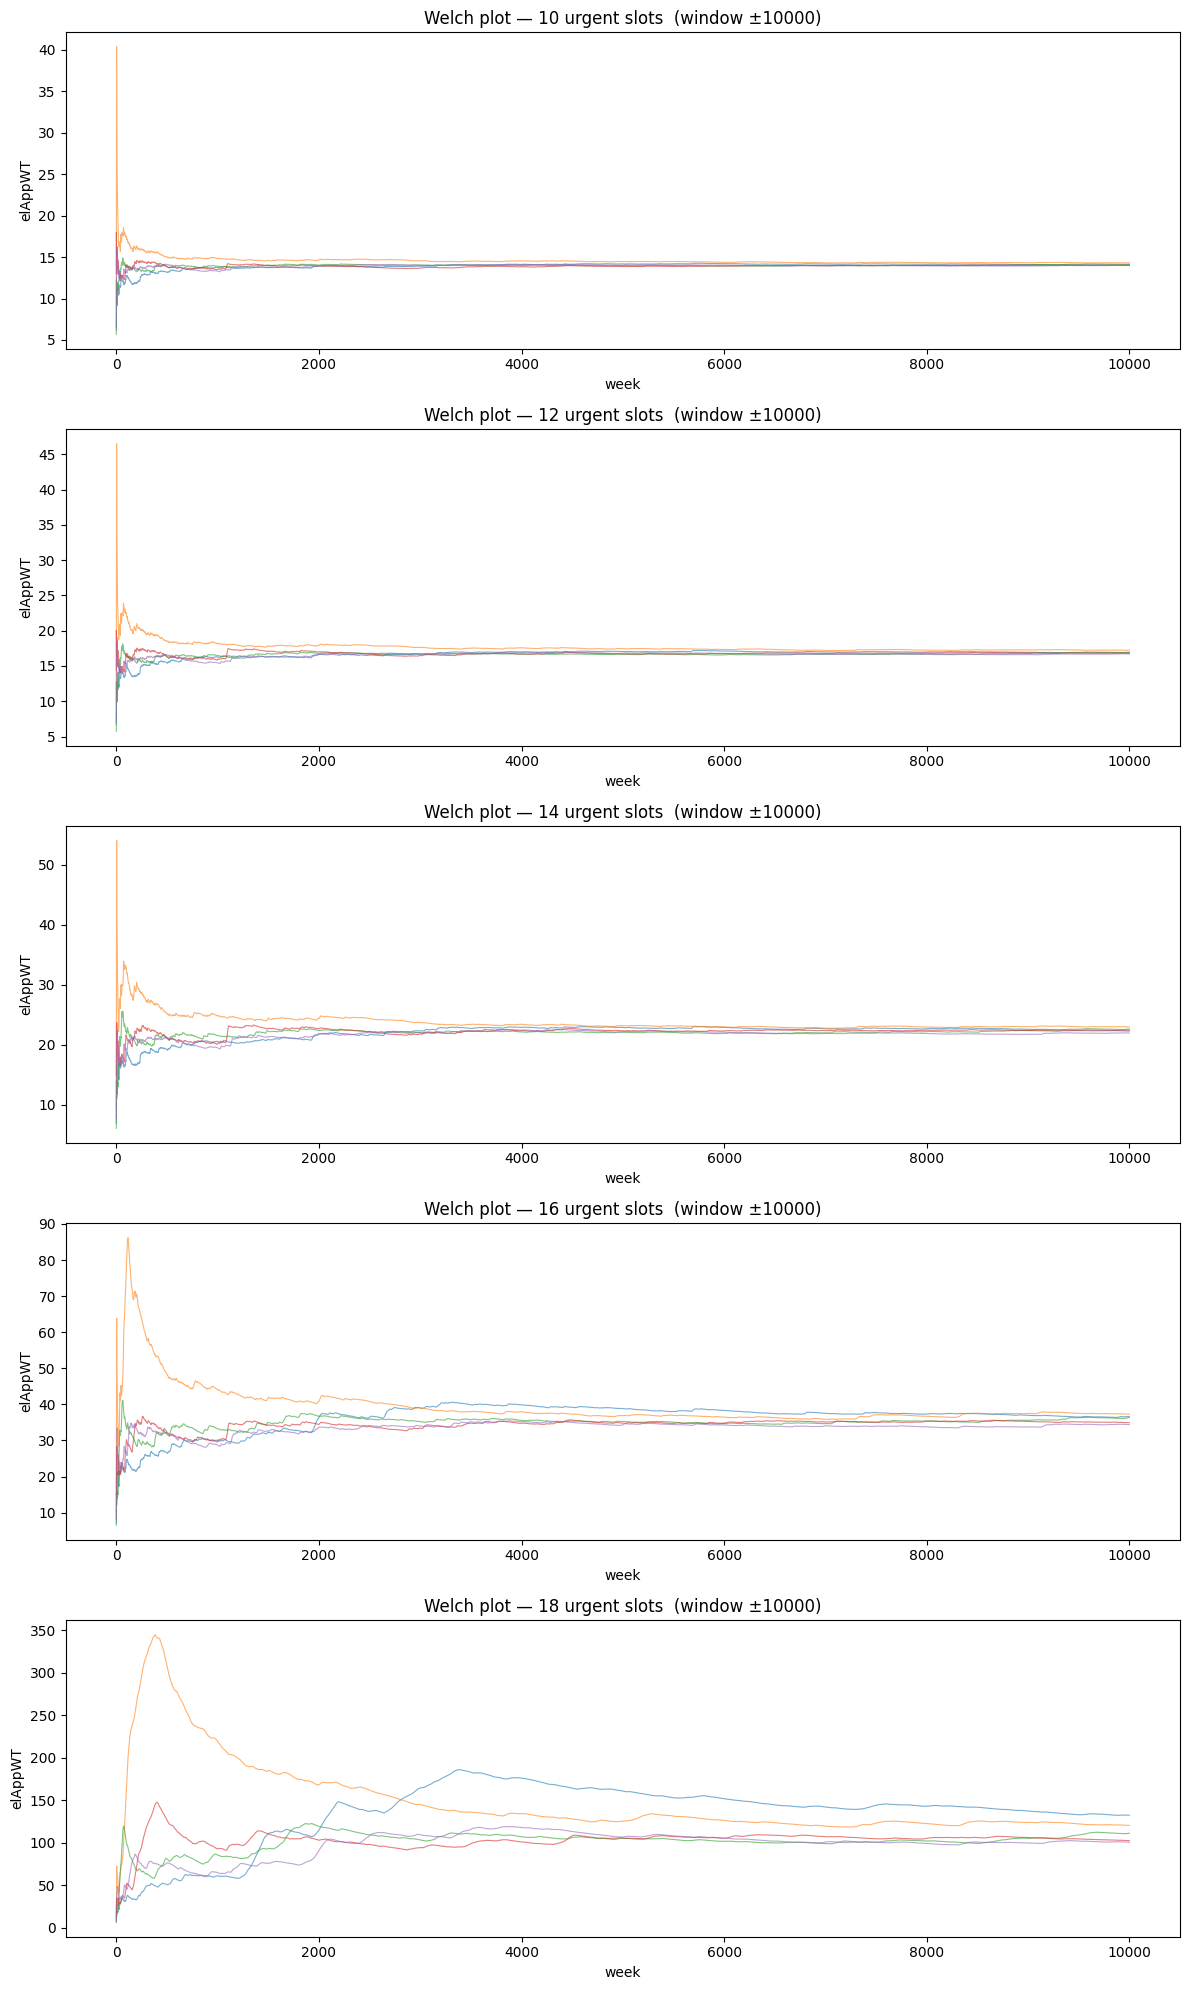
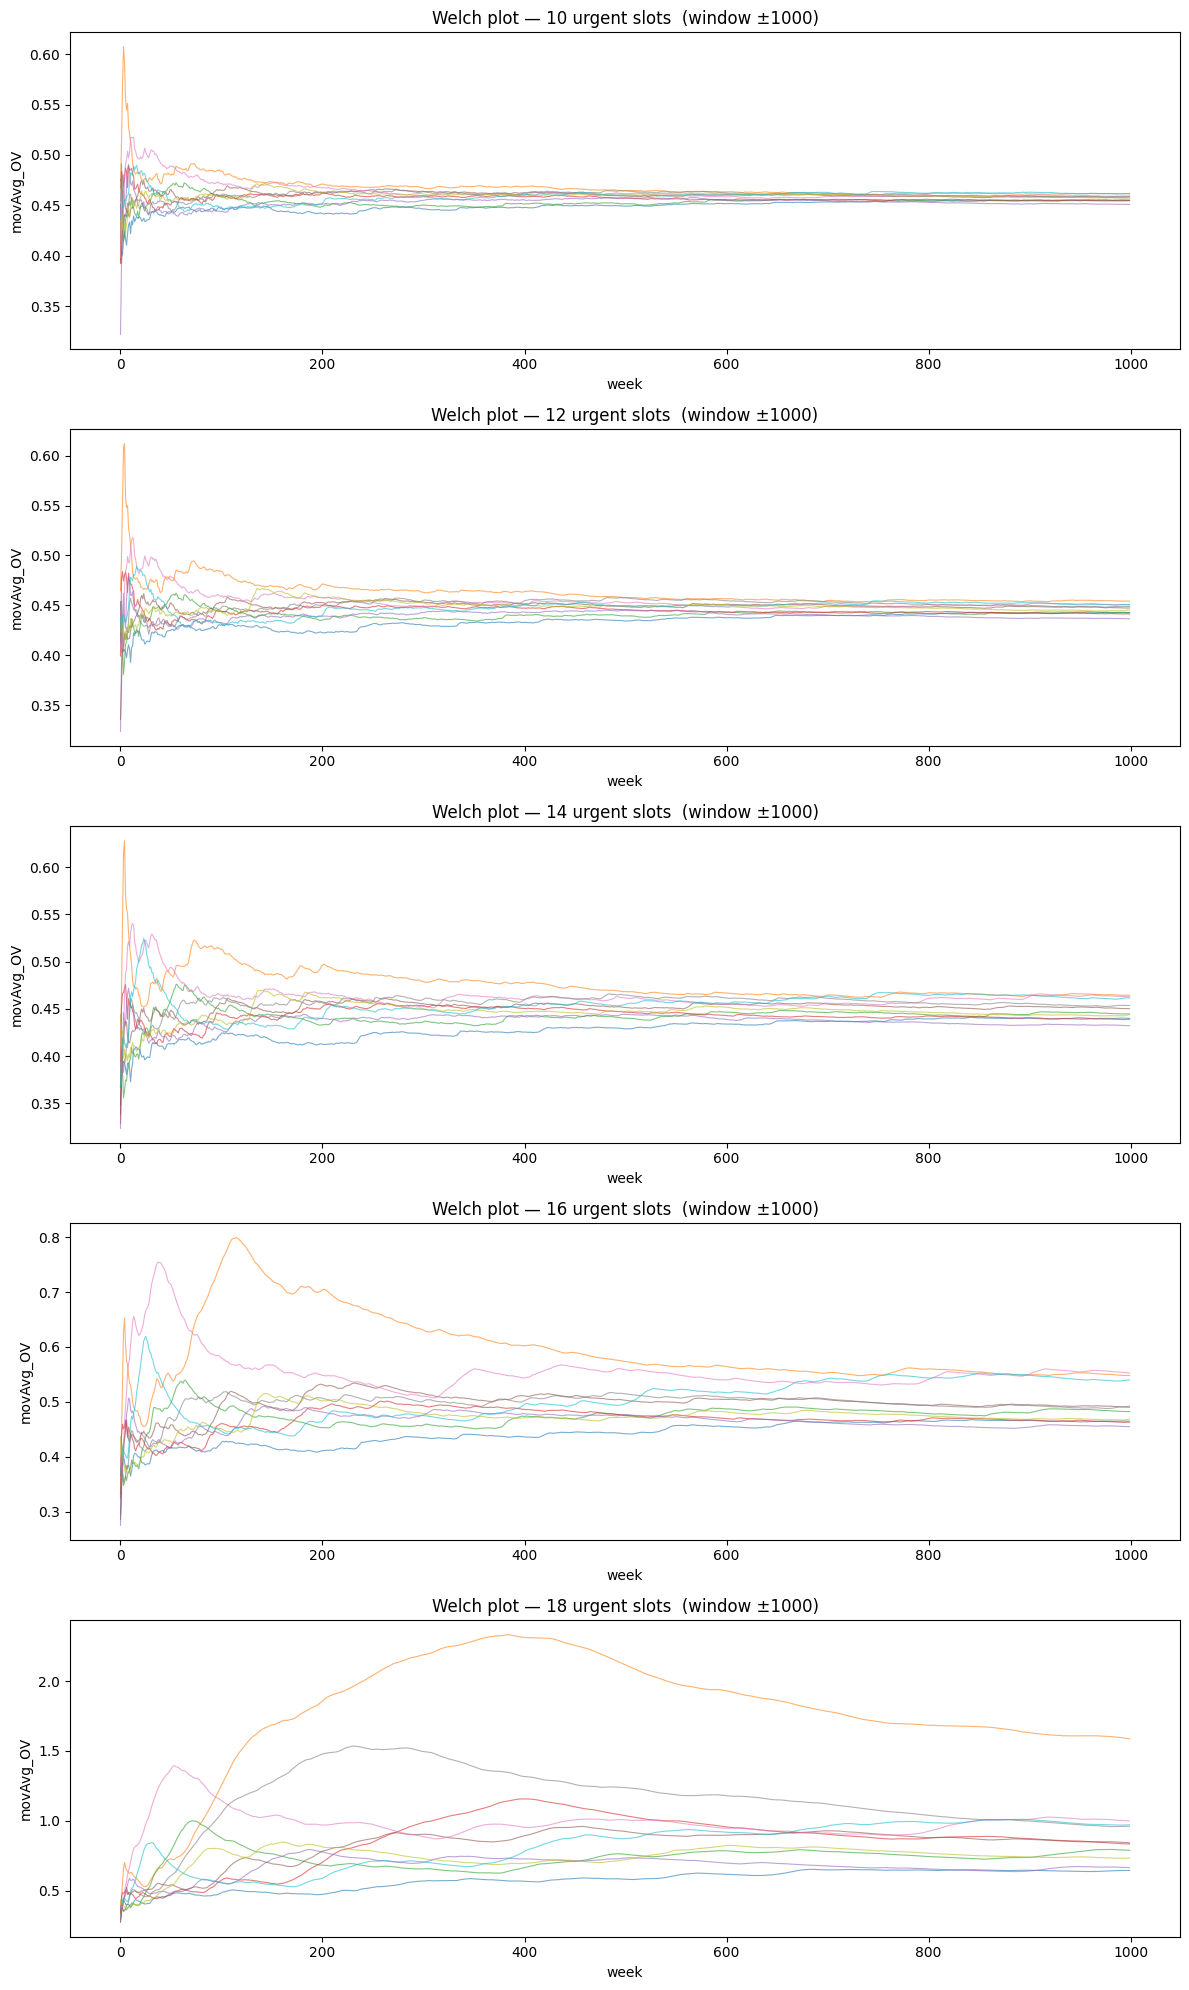
Code edit (unified diff) that turned the first committed figure into the second:
--- before
+++ after
@@ -1,3 +1,3 @@
-windows = [20000, 20000, 20000, 20000, 20000]
+windows = [2000]*5
 slots   = list(range(10, 19, 2))
 
@@ -10,5 +10,5 @@
 
     for r in replications:
-        series = np.array(r['movAvg_elAppWT'])
+        series = np.array(r[attr])
         n = len(series)
         stop = n - w
@@ -21,5 +21,5 @@
     ax.set_title(f'Welch plot — {slot_am} urgent slots  (window ±{w})')
     ax.set_xlabel('week')
-    ax.set_ylabel('elAppWT')
+    ax.set_ylabel(attr)
 
 plt.tight_layout()

Commit: changed warmup and batch size